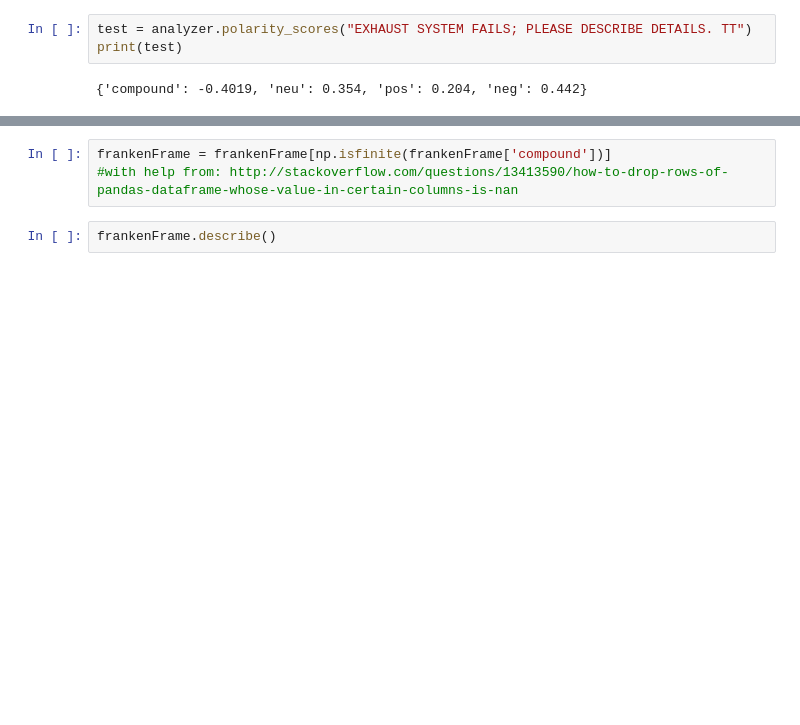
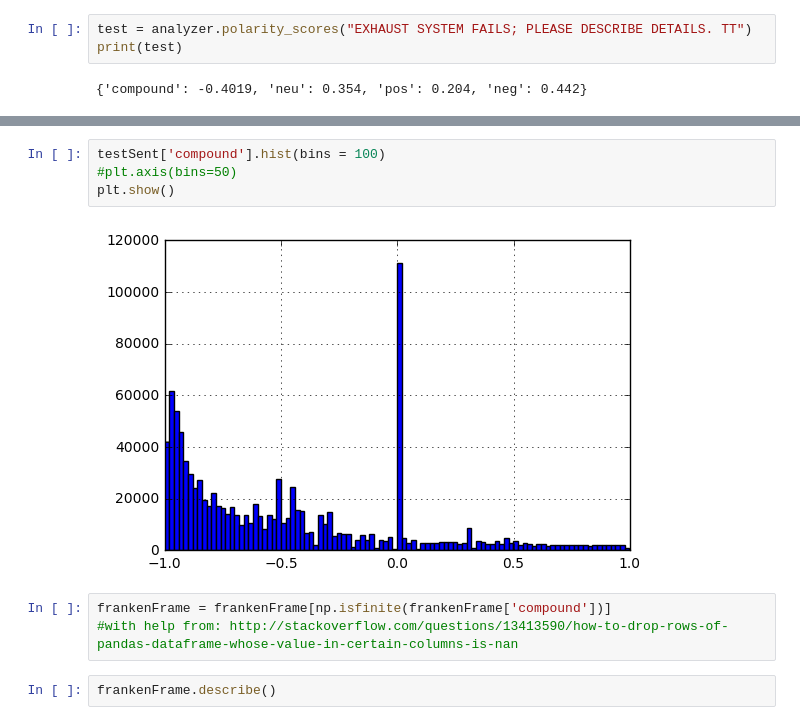
Before and after one commit to bmart847/RecallAnalysis, a Jupyter notebook: cars.ipynb, the cells around one changed output, grey strips where cells are left out. Cells and saved outputs as stored; diff of their text form; blank space fills up the shorter version.

Commit message:
Added some initial graphs to explore sentiment.

```diff
--- a/cars.ipynb
+++ b/cars.ipynb
@@ -883,3 +922,9 @@ testSent
+# %%
+testSent['compound'].hist(bins = 100)
+#plt.axis(bins=50)
+plt.show()
+# %% [output]
+[figure, added]
 # %%
 frankenFrame = frankenFrame[np.isfinite(frankenFrame['compound'])]
 #with help from: http://stackoverflow.com/questions/13413590/how-to-drop-rows-of-pandas-dataframe-whose-value-in-certain-columns-is-nan
```
Also changed, not shown: parts of 12 cells of this notebook.
